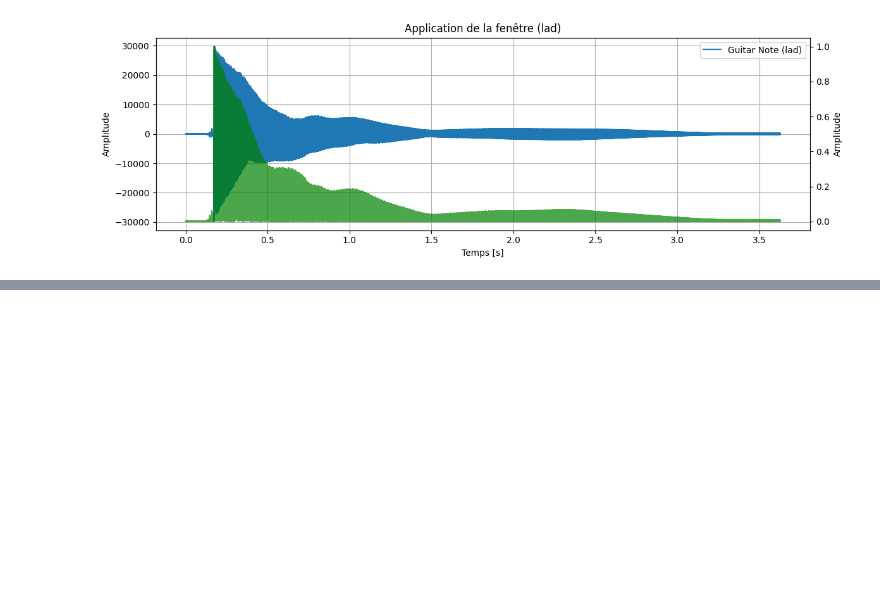
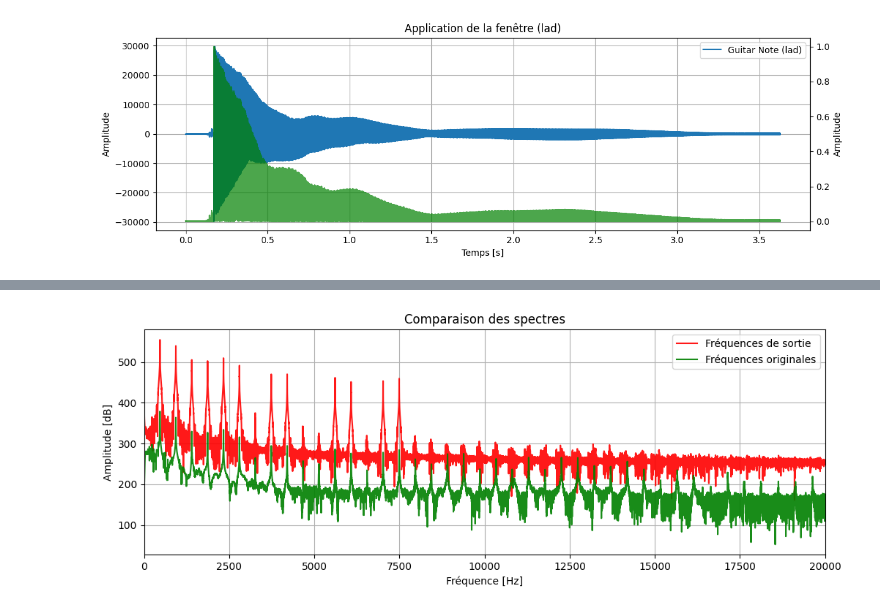
Before and after one commit to Bobelbo/s5app3, a Jupyter notebook: problematique_guitare.ipynb, the cells around one changed output, grey strips where cells are left out. Drawn from its saved outputs; the diff is of its cells as text; code cells hidden in the pictures; blank space fills up the shorter version.

```diff
--- a/problematique_guitare.ipynb
+++ b/problematique_guitare.ipynb
@@ -115,3 +155,19 @@ wavfile.write('out.wav', sample_rate, reconstructed_int16)
+# %%
+amplituderec = np.abs(np.fft.rfft(reconstructed))
+
+plt.figure(figsize=(12, 4))
+plt.title("Comparaison des spectres")
+plt.plot(guitare_fft_freq, 20 * np.log(amplituderec), alpha=0.9, label="Fréquences de sortie", color="red")
+plt.plot(guitare_fft_freq, amplitudelog, alpha=0.9, label="Fréquences originales", color="green")
+plt.grid(True)
+plt.xlim((0,20000))
+plt.xlabel("Fréquence [Hz]")
+plt.ylabel("Amplitude [dB]")
+plt.legend()
+plt.savefig("./images/comparaison-spectre-guitare.jpg")
+plt.show()
+# %% [output]
+[figure, added]
 # %%
 
 
```
Also changed, not shown: parts of 5 cells of this notebook, 24 other files.
